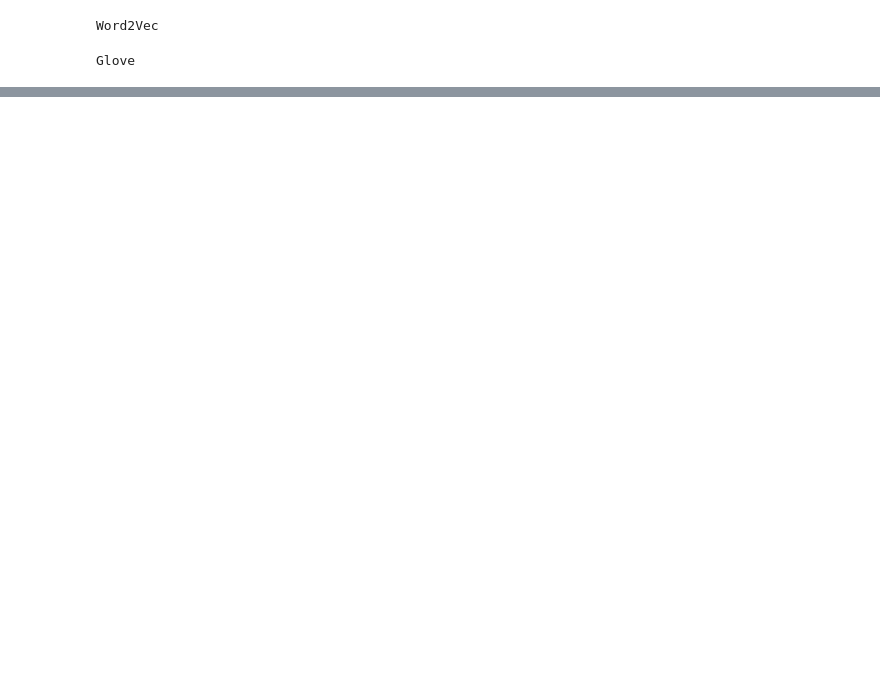
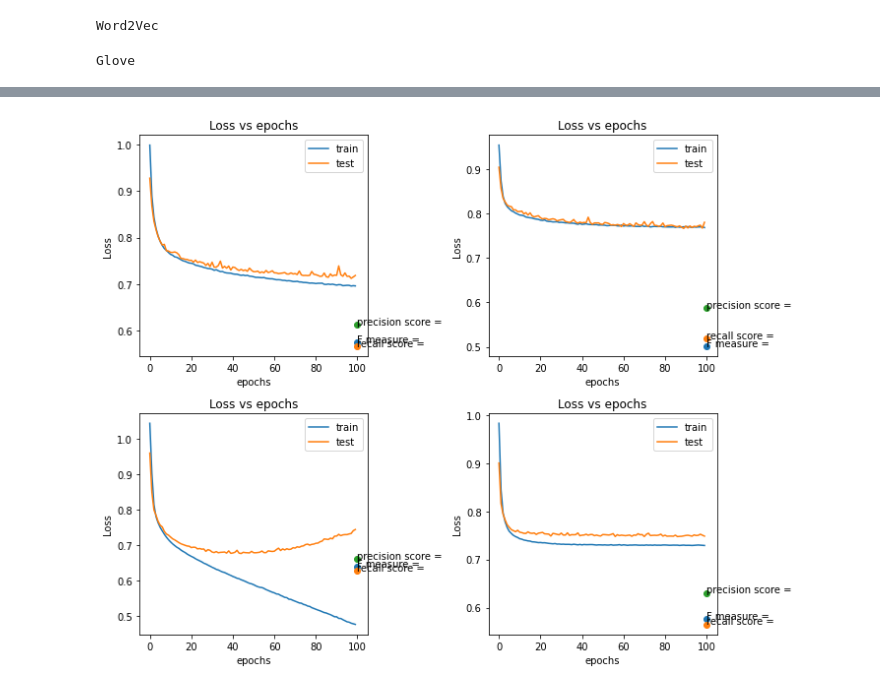
Before and after one commit to pavlosapostolatos/AI2, a Jupyter notebook: AI2_project2.ipynb, the cells around one changed output, grey strips where cells are left out. Cells and saved outputs as stored; diff of their text form; code cells hidden in the pictures; blank space fills up the shorter version.

```diff
--- a/AI2_project2.ipynb
+++ b/AI2_project2.ipynb
@@ -615,13 +438,0 @@ plt.show()
-# %%
-model.eval()
-from statistics import mean
-scores=[]
-for x_batch, y_batch in testloader:
-  output = model(x_batch)
-  # print(x_batch.shape[0])
-  # print(y_batch)
-  pred_probab = nn.Softmax(dim=1)(output)
-  y_pred = pred_probab.argmax(1)
-  # print(y_pred)
-  scores.append(f1_score(y_batch,y_pred,average='macro' ) * 100)
-print(mean(scores))
@@ -664,0 +441,82 @@ plt.show()
+# %%
+
+
+#Initialize dataloader
+# plt.subplot(2,2,1)
+fig, ax = plt.subplots(2,2)
+k=0
+for embd,(traindata,testdata) in  enumerate(zip([w2v_traindata,glv_traindata],[w2v_testdata,glv_testdata])):#pick word embedding
+  to_device(traindata,device)
+  to_device(testdata,device)
+  trainset = torch.utils.data.TensorDataset(traindata, trainlabel)
+  trainloader = torch.utils.data.DataLoader(trainset, batch_size=64, shuffle=True)#here we shuffle the dataset so the neural network doesnt optimise itself for a specific portion of the dataset(earlier or later) so in each execution the 64 tweets will be different
+  testset = torch.utils.data.TensorDataset(testdata, testlabel)#this way we ensure a result isn't dependant on the luck of the order of the tweets
+  testloader = torch.utils.data.DataLoader(testset, batch_size=64, shuffle=True)
+  trainloader = DeviceDataLoader(trainloader, device)#move data loader and their contents to your preffered device
+  testloader = DeviceDataLoader(testloader, device)
+  D_in = traindata.shape[1]
+  print(D_in)
+  H1 = 128#hyperparameters
+  H2 = 64
+  H3 = 32
+  D_out = 3
+
+  #Define Hyperparameters
+  learning_rate = 1e-4
+  #Initialize model, loss, optimizer
+  for i , model in enumerate([Net(D_in, H1, H2, H3, D_out),Net2(D_in, H1, H2, H3, D_out)]):
+    to_device(model,device)
+    for j, (loss_func,optimizer) in enumerate(zip([F.cross_entropy],[torch.optim.Adam(model.parameters(), lr=learning_rate)])):#picks a loss and optimiser i use different ones later for to avoid making this convoluted
+      train_losses=[]
+      test_losses=[]
+      final_output=[]
+      final_ypred = []
+      final_label= []
+      for epoch in range(100):
+        model.train()#train mode allows for gradient and hyper parameter optimisation.torch.optim takes model.parameters() so it can know which parameters to tweak and which not
+        batch_losses = []
+        for x_batch, y_batch in trainloader:
+          output = model(x_batch)
+          pred_probab = nn.Softmax(dim=1)(output)#activation function
+          y_pred = pred_probab.argmax(1)
+          loss = loss_func(output, y_batch) #models always output a one hot vector while y_batch is class number i.e 0 1 2
+          batch_losses.append(loss.item())
+
+          #Delete previously stored gradients
+          optimizer.zero_grad()
+          #Perform backpropagation starting from the loss calculated in this epoch
+          loss.backward()
+          #Update model's weights based on the gradients calculated during backprop
+          optimizer.step()
+
+        # print(f"Epoch {epoch:3}: Loss = {sum(batch_losses)/len(trainloader):.5f}")
+        train_losses.append(sum(batch_losses)/len(trainloader))
+        model.eval()#this eval/test mode will stop the model from training itself for the test dataset by locking down the model parameters and not doing backward probagation
+        # scores=[]
+        batch_losses = []
+        for x_batch, y_batch in testloader:
+          output = model(x_batch)
+          pred_probab = nn.Softmax(dim=1)(output)
+          y_pred = pred_probab.argmax(1)
+          if epoch==99:#for the final epoch combine the results and store them(the final epoch will have the best results)
+            final_output += output
+            final_ypred += y_pred
+            final_label += y_batch
+          loss = loss_func(output, y_batch)
+          batch_losses.append(loss.item())
+        test_losses.append(sum(batch_losses)/len(testloader))
+      k=k+1
+      for metric,metric_name in zip([f1_score(torch.tensor(final_label),torch.tensor(final_ypred),average='macro' ),recall_score (torch.tensor(final_label),torch.tensor(final_ypred),average='macro' ) ,precision_score(torch.tensor(final_label),torch.tensor(final_ypred),average='macro' )], ["F measure =","recall score =","precision score ="]):
+        ax[embd][i].scatter([100], [metric])
+        ax[embd][i].annotate(metric_name, (100, metric))
+      ax[embd][i].plot(range(100), train_losses)
+      ax[embd][i].plot(range(100), test_losses)
+      ax[embd][i].legend(['train', 'test'])
+      ax[embd][i].set_xlabel("epochs")
+      ax[embd][i].set_ylabel("Loss")
+      ax[embd][i].title.set_text("Loss vs epochs")#plot loss vs epochs graph and point the prediction accuracy scores
+fig.set_figwidth(10)
+fig.set_figheight(4*2)
+plt.tight_layout()
+plt.show()
+# %% [output]
@@ -664,0 +525 @@ plt.show()
+[figure, added]
```
Also changed, not shown: parts of 37 cells of this notebook, 1 other file.
